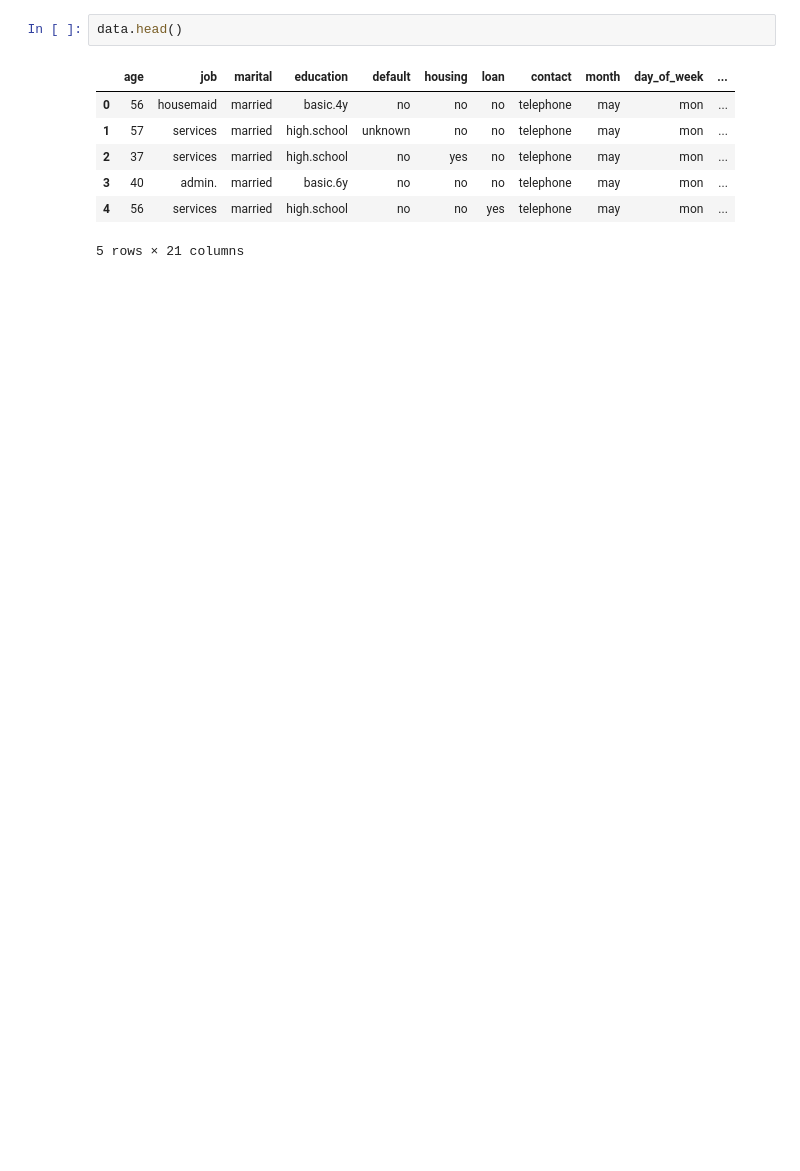
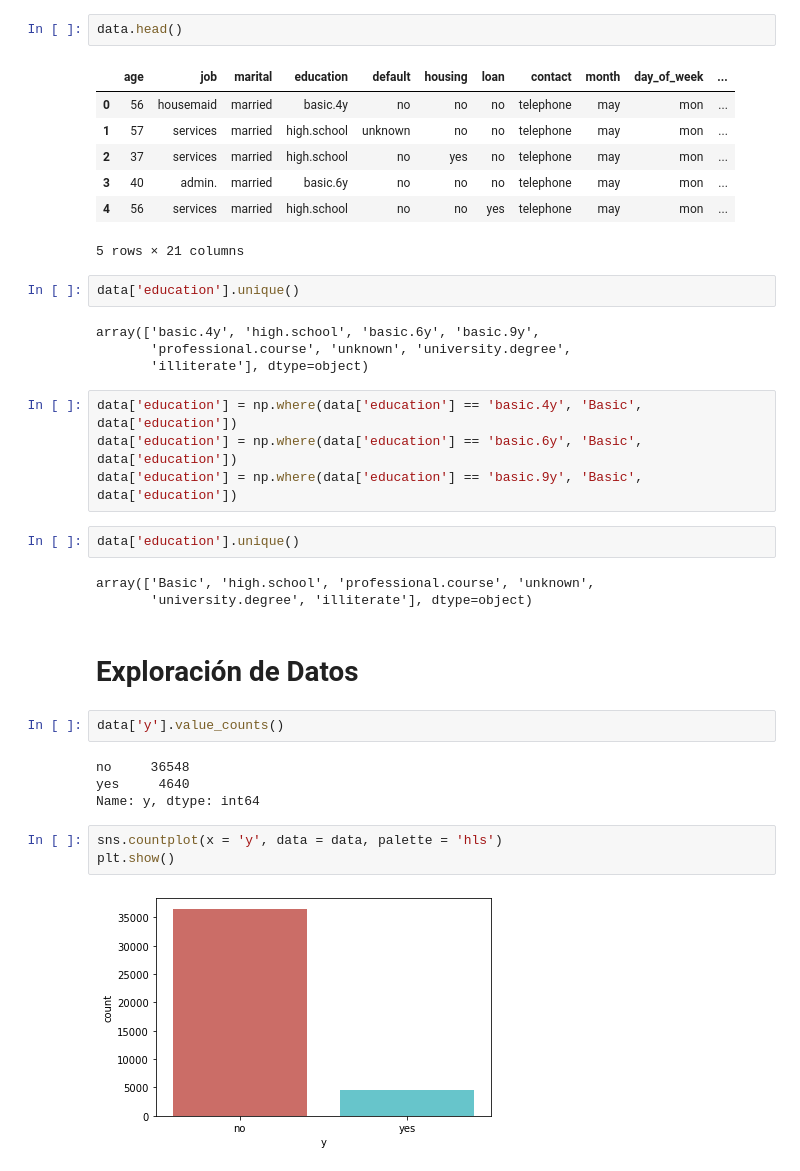
Before and after one commit to 20131009752/Regresion_Logistica, a Jupyter notebook: Regresión Logística.ipynb, the cells around one changed output. Saved outputs shown, nothing was run; the diff lists cells and outputs as text; blank space fills up the shorter version.

Commit message:
Exploración de datos
Primera exploración de datos antes de realizar la limpieza

```diff
--- a/Regresión Logística.ipynb
+++ b/Regresión Logística.ipynb
@@ -32,3 +31,31 @@ data.head()
 | 3 | 40 | admin. | married | basic.6y | no | no | no | telephone | may | mon | ... |
 | 4 | 56 | services | married | high.school | no | no | yes | telephone | may | mon | ... |
 5 rows × 21 columns
+# %%
+data['education'].unique()
+# %% [output]
+array(['basic.4y', 'high.school', 'basic.6y', 'basic.9y',
+       'professional.course', 'unknown', 'university.degree',
+       'illiterate'], dtype=object)
+# %%
+data['education'] = np.where(data['education'] == 'basic.4y', 'Basic', data['education'])
+data['education'] = np.where(data['education'] == 'basic.6y', 'Basic', data['education'])
+data['education'] = np.where(data['education'] == 'basic.9y', 'Basic', data['education'])
+# %%
+data['education'].unique()
+# %% [output]
+array(['Basic', 'high.school', 'professional.course', 'unknown',
+       'university.degree', 'illiterate'], dtype=object)
+# %% [markdown]
+# Exploración de Datos
+# %%
+data['y'].value_counts()
+# %% [output]
+no     36548
+yes     4640
+Name: y, dtype: int64
+# %%
+sns.countplot(x = 'y', data = data, palette = 'hls')
+plt.show()
+# %% [output]
+[figure, added]
```
Also changed, not shown: parts of 7 cells of this notebook.
